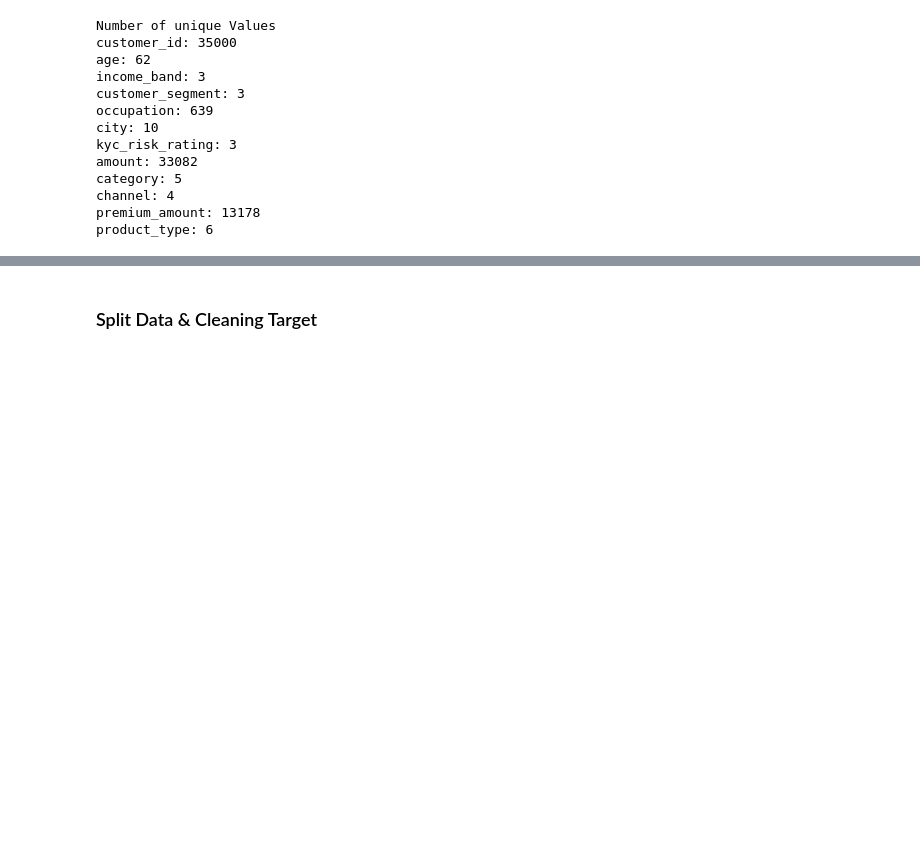
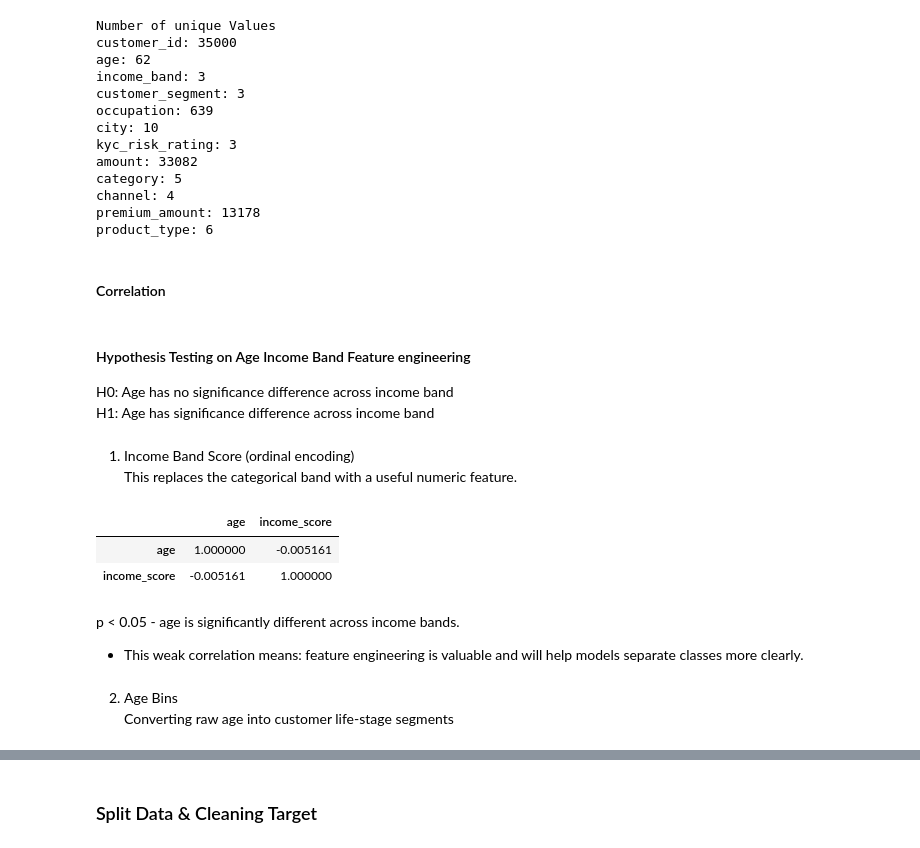
Before and after one commit to IrunguShawn/Bima-AI, a Jupyter notebook: Index.ipynb, the cells around one changed output, grey strips where cells are left out. Cells and saved outputs as stored; diff of their text form; code cells hidden in the pictures; blank space fills up the shorter version.

```diff
--- a/Index.ipynb
+++ b/Index.ipynb
@@ -318,3 +318,31 @@ category: 5
 channel: 4
 premium_amount: 13178
 product_type: 6
+# %% [markdown]
+#### Correlation
+# %% [markdown]
+#### Hypothesis Testing on Age Income Band Feature engineering
+
+H0: Age has no significance difference across income band \
+H1: Age has significance difference across income band
+# %% [markdown]
+1. Income Band Score (ordinal encoding)\
+This replaces the categorical band with a useful numeric feature.
+# %%
+
+data["income_score"] = data["income_band"].map({
+    "Low": 1,
+    "Medium": 2,
+    "High": 3
+})
+
+#Uusing spearmans correlation for ordinal data
+data[["age", "income_score"]].corr(method="spearman")
+# %% [output]
+|  | age | income_score |
+| age | 1.000000 | -0.005161 |
+| income_score | -0.005161 | 1.000000 |
+# %% [markdown]
+ p < 0.05 - age is significantly different across income bands.
+
+- This weak correlation means: feature engineering is valuable and will help models separate classes more clearly.
@@ -320,0 +351,3 @@ product_type: 6
+# %% [markdown]
+2. Age Bins\
+Converting raw age into customer life‑stage segments
```
Also changed, not shown: parts of 45 cells of this notebook, 2 other files.
